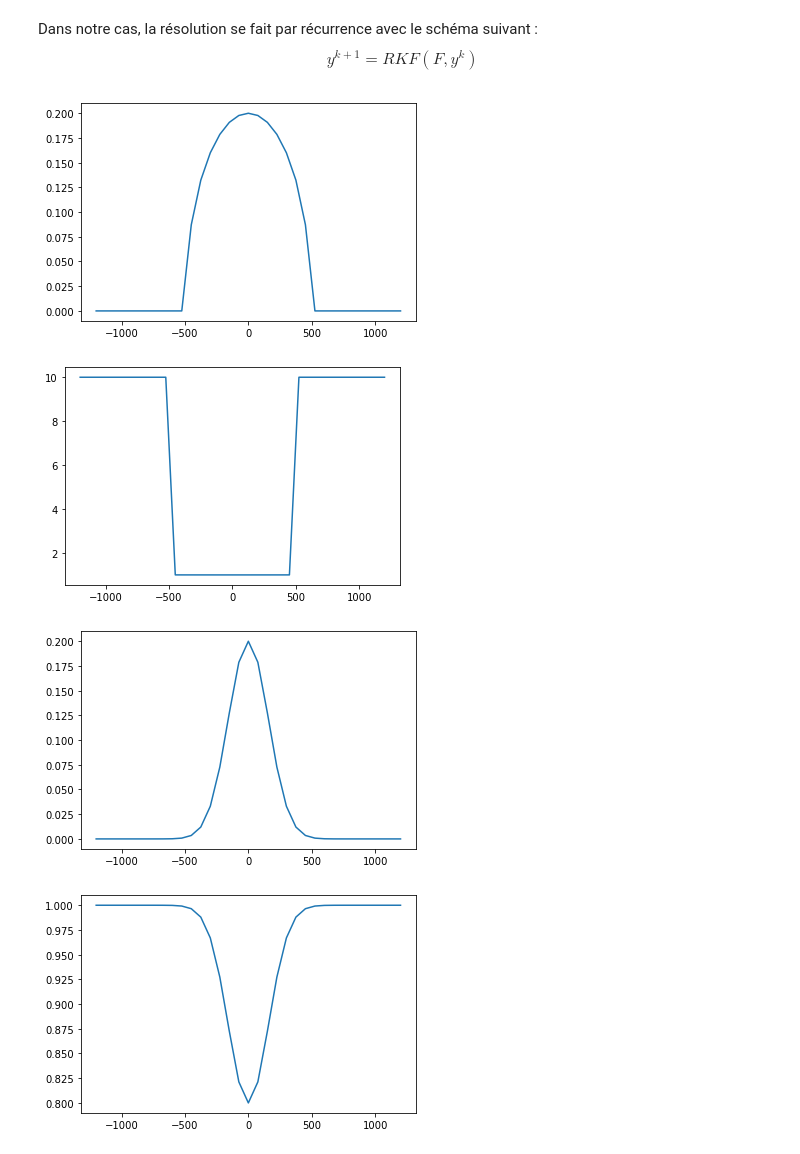
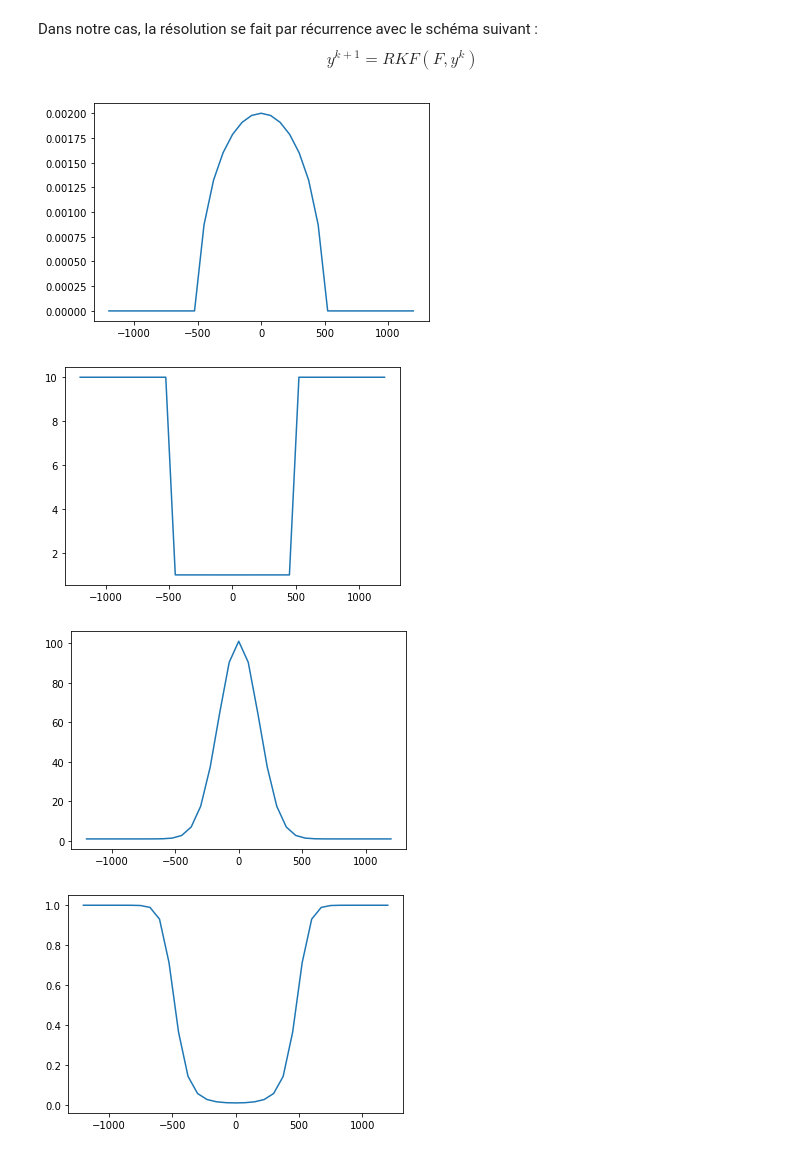
Before and after one commit to thomas-dubard/Seismes-induits, a Jupyter notebook: Modélisation.ipynb, the cells around one changed output. Saved outputs shown, nothing was run; the diff lists cells and outputs as text; code cells hidden in the pictures.

```diff
--- a/Modélisation.ipynb
+++ b/Modélisation.ipynb
@@ -171,7 +172,7 @@ d = 500 #largeur de la zone de glissemnt initiale
 A = []
 for y in x :
     if y < d and y > -d:
-        A.append(np.sqrt(d**2 - y**2)*100/(d**2))
+        A.append(np.sqrt(d**2 - y**2)/(d**2))
     else :
         A.append(v0)
 
@@ -191,16 +192,17 @@ plt.show()
 plt.plot(x, B)
 plt.show()
 # %% [output]
-[figure, old version]
+[figure, new version]
 [figure]
 # %%
-C = np.exp(-x**2/(d**2/5))*0.2
+C = np.exp(-x**2/(d**2/5))*100 + np.ones(I+1)
 plt.plot(x,C)
 plt.show()
-D = np.ones(len(x))-C
+
+D = 1/C
 plt.plot(x,D)
 plt.show()
 # %% [output]
-[figure, old version]
+[figure, new version]
-[figure, old version]
+[figure, new version]
 # %%
```
Also changed, not shown: parts of 5 cells of this notebook.
